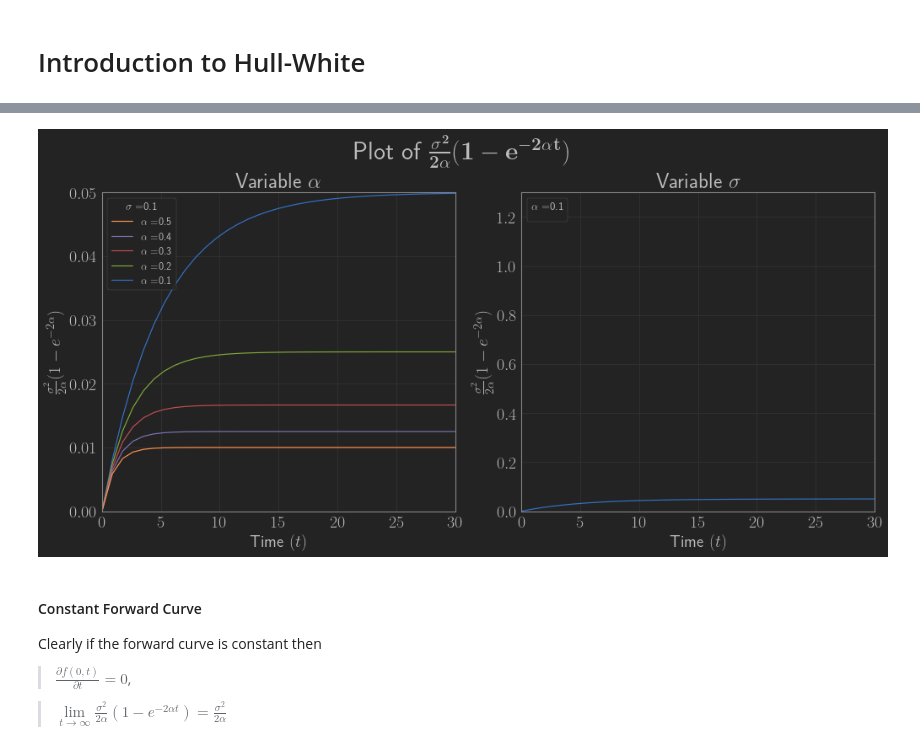
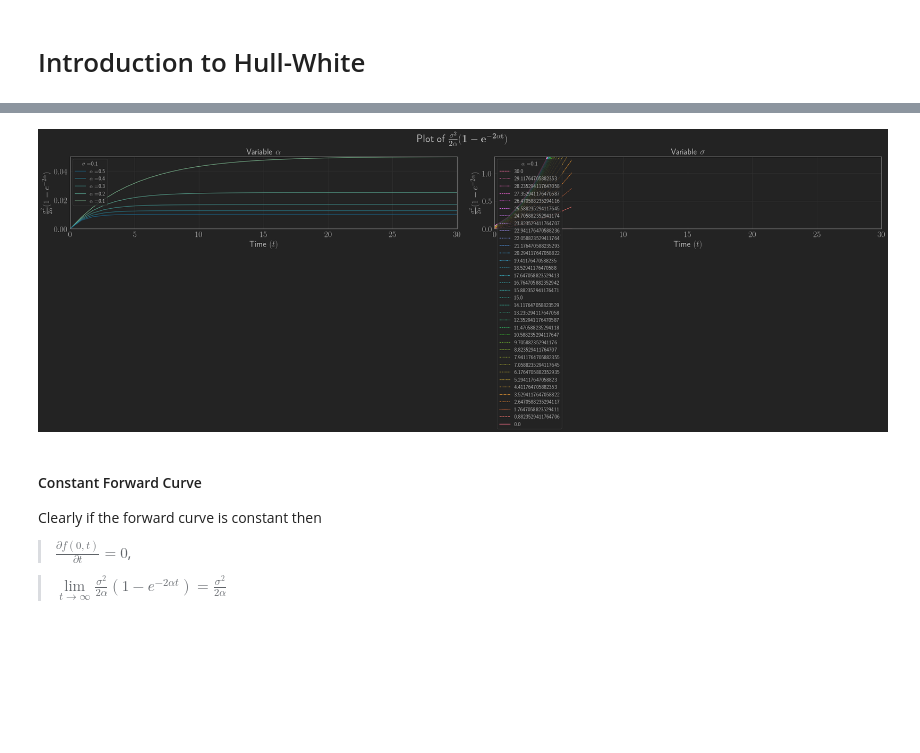
Before and after one commit to Hephaestus144/PythonFinanceLibrary, a Jupyter notebook: src/StochasticProcesses/IntroductionToHullWhite.ipynb, the cells around one changed output, grey strips where cells are left out. Cells and saved outputs as stored; diff of their text form; code cells hidden in the pictures; blank space fills up the shorter version.

Commit message:
Refactored Curve

```diff
--- a/src/StochasticProcesses/IntroductionToHullWhite.ipynb
+++ b/src/StochasticProcesses/IntroductionToHullWhite.ipynb
@@ -1,18 +1,25 @@
 # %%
 !jt -t onedork
+!pwd
+%matplotlib inline
 from jupyterthemes import jtplot
 import matplotlib.pyplot as plt
 import numpy as np
+import pandas as pd
 import seaborn as sns
+from scipy.interpolate import interpolate
+from scipy.stats import norm
+import sys
+sys.path.append('..')  # Allows us to import local files.
 
 jtplot.style(theme='monokai')
 plt.rcParams.update({
     "text.usetex": True,
     "axes.labelsize": 20,
     "axes.labelweight": "bold",
-    "axes.titlesize": 25,
+    "axes.titlesize": 20,
     "axes.titleweight": "bold",
-    "figure.titlesize": 30,
+    "figure.titlesize": 25,
     "figure.titleweight": "bold",
     "font.family": "sans-serif",
     "font.sans-serif": ["Calibri"],
@@ -79,43 +109,46 @@ Let us consider some of the consequences of this equation and focus on each of t
 
 First let us consider the third term, $\frac{\sigma^2}{2\alpha}$, which is independent of the forward curve $f(0,t)$.
 # %%
-fig, (ax1, ax2) = plt.subplots(1, 2, constrained_layout=True, figsize=(1000*px, 500*px))
+#sns.set_palette("crest")
+cmap = sns.color_palette('Reds')
+fig, (ax1, ax2) = plt.subplots(1, 2, constrained_layout=True, figsize=(2000*px, 500*px))
 
 fig.suptitle(r'Plot of $\mathbf{\frac{\sigma^2}{2\alpha}(1 - e^{-2\alpha t})}$')
-cmap = sns.color_palette('crest')
+
 
 t = np.linspace(0.0, 30.0, 35)
 
 sigma = 0.1
 for alpha in [0.1, 0.2, 0.3, 0.4, 0.5]:
     third_term = (sigma**2)/(2*alpha)*(1 - np.exp(-2*alpha*t))
     sns.lineplot(x=t, y=third_term, ax=ax1, label=r'$\alpha=$' + str(alpha), palette=cmap)
 
 handles, labels = ax1.get_legend_handles_labels()
 ax1.legend(handles[::-1], labels[::-1], title=r'$\sigma=$'+str(sigma), loc='upper left')
 ax1.set_title(r'Variable $\alpha$')
 ax1.set_xlabel(r'Time $(t)$')
 ax1.set_ylabel(r'$\frac{\sigma^2}{2\alpha}(1 - e^{-2\alpha})$')
 ax1.set_xlim(0, 30)
 ax1.set_ylim(0, 0.05)
 
 alpha = 0.1
-sigmas = [0.1, 0.2, 0.3, 0.4, 0.5]
+sigmas = [0.1, 0.2, 0.3, 0.4, 0.5, 0.6, 0.7]
 third_term_2 = np.zeros([len(sigmas), len(t)])
-for i in range(0, 5):
-    third_term_2[i, :] = (sigma**2)/(2*alpha)*(1 - np.exp(-2*alpha*t))
+for i in range(0, 7):
+    third_term_2[i, :] = (sigmas[i]**2)/(2*alpha)*(1 - np.exp(-2*alpha*t))
 
-sns.lineplot(x=t, y=third_term_2[0, :], ax=ax2)
+third_term_to_plot = pd.DataFrame(data=third_term_2, columns=t)
+sns.lineplot(data=third_term_to_plot)  #x=t, y=third_term_2, ax=ax2)
 
 handles, labels = ax2.get_legend_handles_labels()
-ax2.legend(handles[::-1], labels[::-1], title=r'$\alpha=$'+str(alpha), loc='upper left')
+ax2.legend(handles[::-1], labels[::-1], title=r'$\alpha=$' + str(alpha), loc='upper left')
 ax2.set_title(r'Variable $\sigma$')
 ax2.set_xlabel(r'Time $(t)$')
 ax2.set_ylabel(r'$\frac{\sigma^2}{2\alpha}(1 - e^{-2\alpha})$')
 ax2.set_xlim(0, 30)
 _ = ax2.set_ylim(0, 1.3)
 # %% [output]
-[figure, old version]
+[figure, new version]
 # %% [markdown]
 
 
```
Also changed, not shown: parts of 18 cells of this notebook, 4 other files.
